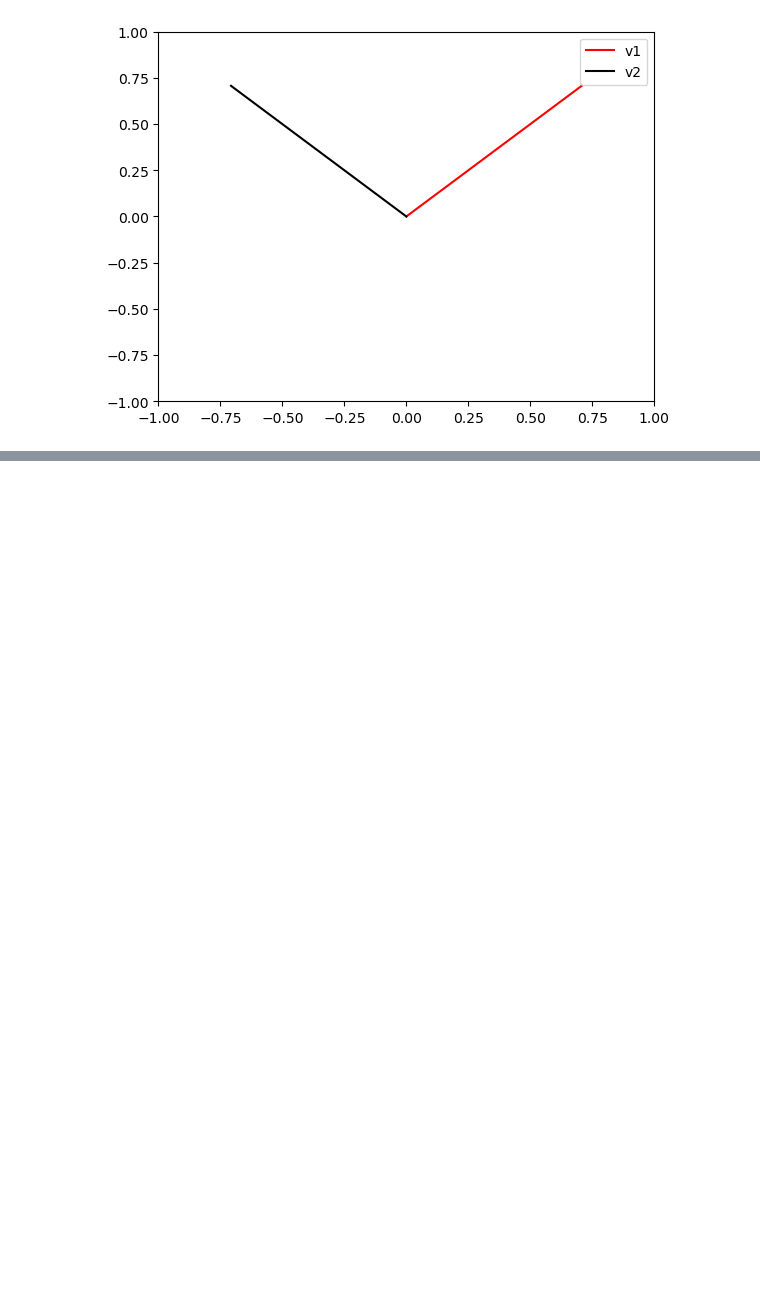
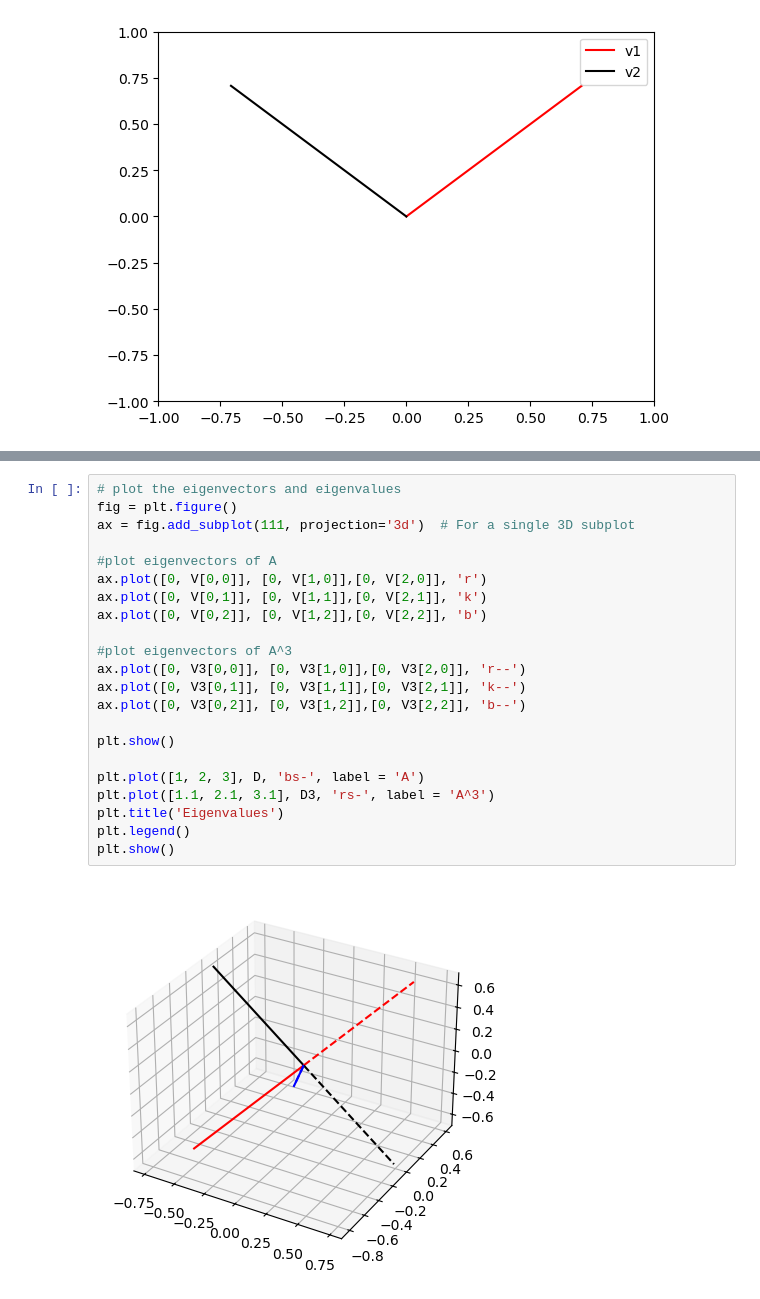
Before and after one commit to kennyow/Linear_Algebra_Course_2025, a Jupyter notebook: Eigendecomposition/Eigendecomposition.ipynb, the cells around one changed output, grey strips where cells are left out. Drawn from its saved outputs; the diff is of its cells as text; blank space fills up the shorter version.

```diff
--- a/Eigendecomposition/Eigendecomposition.ipynb
+++ b/Eigendecomposition/Eigendecomposition.ipynb
@@ -179,0 +331,24 @@ plt.show()
+# %%
+# plot the eigenvectors and eigenvalues
+fig = plt.figure()
+ax = fig.add_subplot(111, projection='3d')  # For a single 3D subplot
+
+#plot eigenvectors of A
+ax.plot([0, V[0,0]], [0, V[1,0]],[0, V[2,0]], 'r')
+ax.plot([0, V[0,1]], [0, V[1,1]],[0, V[2,1]], 'k')
+ax.plot([0, V[0,2]], [0, V[1,2]],[0, V[2,2]], 'b')
+
+#plot eigenvectors of A^3
+ax.plot([0, V3[0,0]], [0, V3[1,0]],[0, V3[2,0]], 'r--')
+ax.plot([0, V3[0,1]], [0, V3[1,1]],[0, V3[2,1]], 'k--')
+ax.plot([0, V3[0,2]], [0, V3[1,2]],[0, V3[2,2]], 'b--')
+
+plt.show()
+
+plt.plot([1, 2, 3], D, 'bs-', label = 'A')
+plt.plot([1.1, 2.1, 3.1], D3, 'rs-', label = 'A^3')
+plt.title('Eigenvalues')
+plt.legend()
+plt.show()
+# %% [output]
+[figure, added]
```
Also changed, not shown: parts of 18 cells of this notebook.
